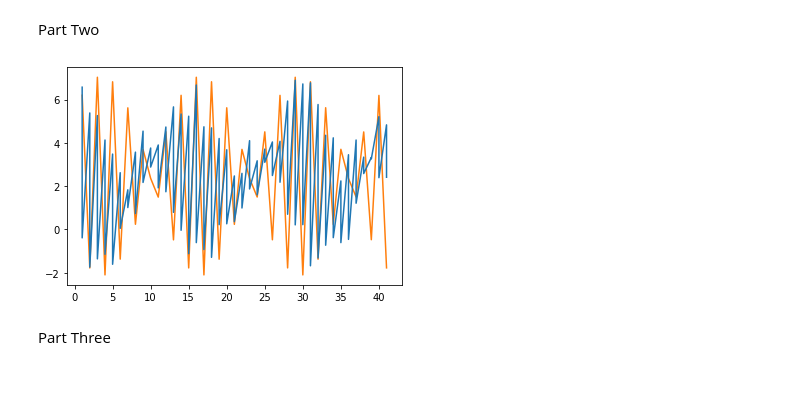
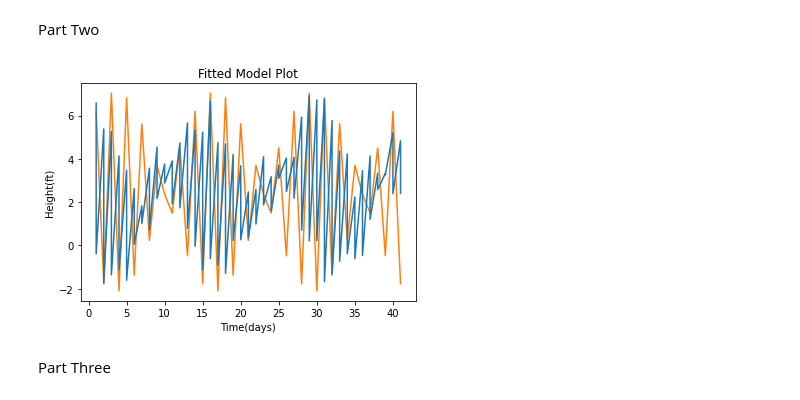
Before and after one commit to EltZ36/astr_19-final-project, a Jupyter notebook: Group_Project.ipynb, the cells around one changed output. Cells and saved outputs as stored; diff of their text form; code cells hidden in the pictures.

Commit message:
Added title and labels to Part 2 Graph

```diff
--- a/Group_Project.ipynb
+++ b/Group_Project.ipynb
@@ -19,19 +19,22 @@ Part Two
 # %%
 #Elton - parsed text file to use for data
 x_data = np.loadtxt("ASTR19_S22_group_project_data.txt",skiprows=3, usecols=(0))
 y_data = np.loadtxt("ASTR19_S22_group_project_data.txt",skiprows=3, usecols=(2))
 
 plt.errorbar(x_data, y_data)
 
 d_mean = np.mean(y_data)
 p_zero = [4.6, 2.90, -0.7, d_mean]
 popt = curve_fit(model, x_data, y_data, p0 = p_zero)
 #the * removes the brackets of this array
 fit = model(x_data, *p_zero)
 plt.plot(x_data, fit)
+plt.title('Fitted Model Plot')
+plt.xlabel("Time(days)")
+plt.ylabel("Height(ft)")
 plt.savefig("fit.pdf", format="pdf", bbox_inches = "tight")
 # %% [output]
-[figure, old version]
+[figure, new version]
 # %% [markdown]
 Part Three
 # %%
```
Also changed, not shown: parts of 1 cell of this notebook.
